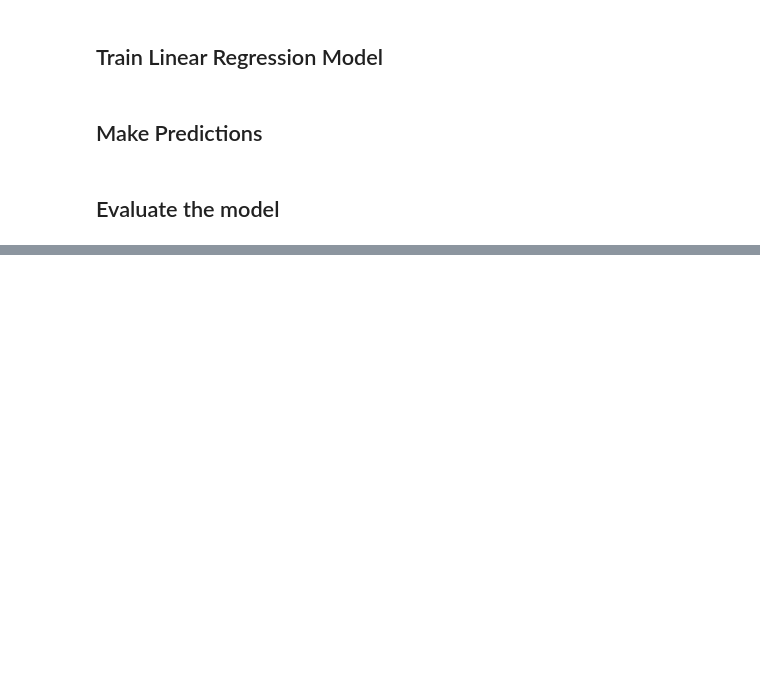
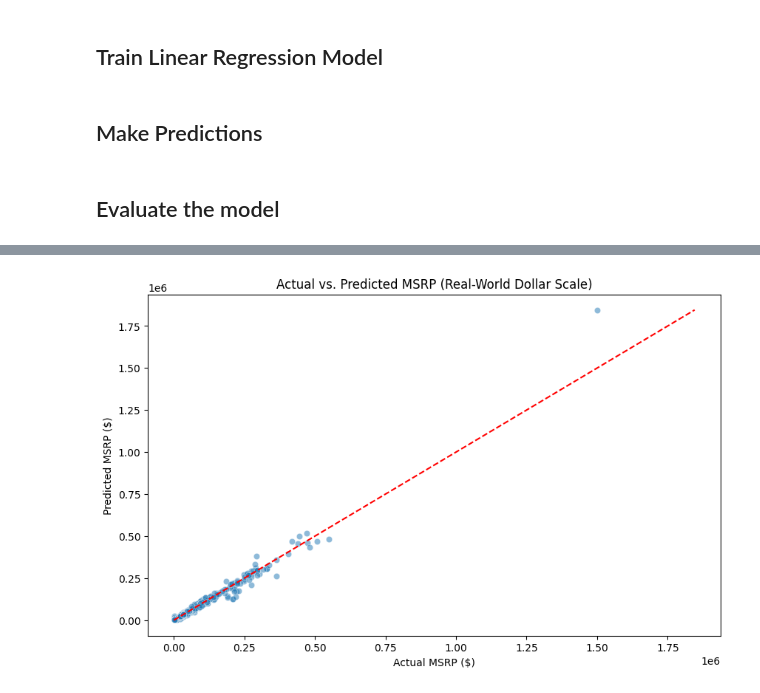
Before and after one commit to shyamgupta/ibm_ai_engineer, a Jupyter notebook: regression/CarDataSet.ipynb, the cells around one changed output, grey strips where cells are left out. Saved outputs shown, nothing was run; the diff lists cells and outputs as text; code cells hidden in the pictures; blank space fills up the shorter version.

```diff
--- a/regression/CarDataSet.ipynb
+++ b/regression/CarDataSet.ipynb
@@ -190,0 +225,15 @@ plt.show()
+# %%
+#Actual vs. Predicted Plot (Original Dollar Scale)
+plt.figure(figsize=(10, 6))
+sns.scatterplot(x=y_test_original, y=y_pred_original, alpha=0.5)
+
+# Add the "Perfect Prediction" line
+max_val = max(y_test_original.max(), y_pred_original.max())
+plt.plot([0, max_val], [0, max_val], color='red', linestyle='--')
+
+plt.xlabel('Actual MSRP ($)')
+plt.ylabel('Predicted MSRP ($)')
+plt.title('Actual vs. Predicted MSRP (Real-World Dollar Scale)')
+plt.show()
+# %% [output]
+[figure, added]
```
Also changed, not shown: parts of 11 cells of this notebook.
